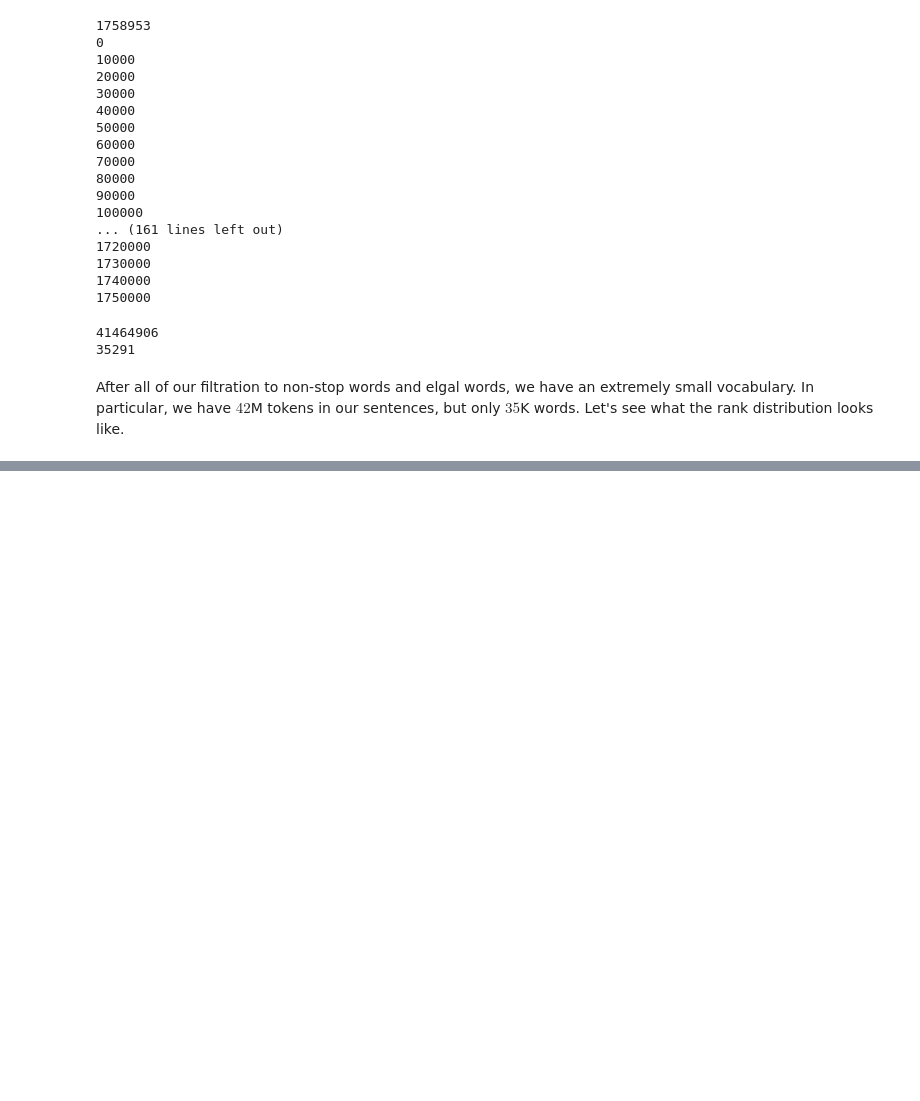
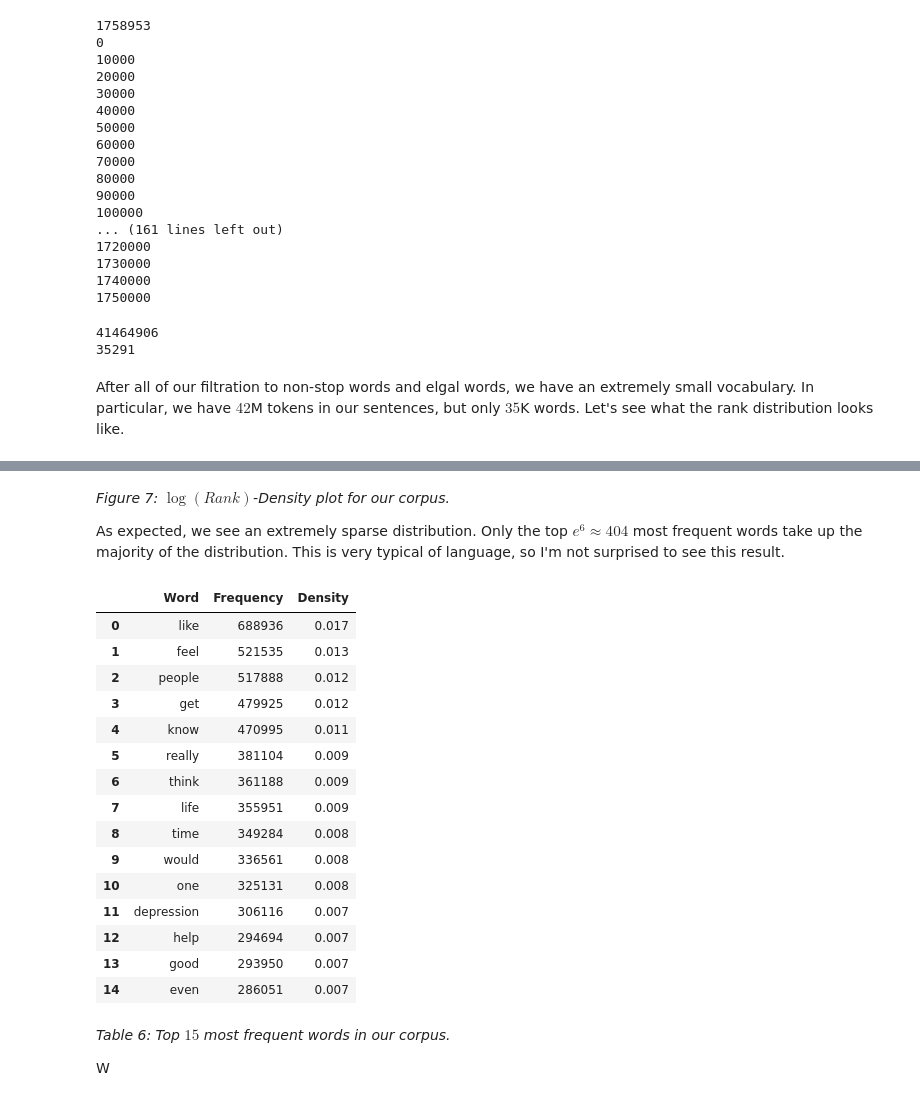
Before and after one commit to PLBMR/mentalHealthDataAnalysis, a Jupyter notebook: rDepression/analysis/fullDatasetEDA.ipynb, the cells around one changed output, grey strips where cells are left out. Cells and saved outputs as stored; diff of their text form; code cells hidden in the pictures; blank space fills up the shorter version.

Commit message:
Added some distributional analysis to our language analysis.

```diff
--- a/rDepression/analysis/fullDatasetEDA.ipynb
+++ b/rDepression/analysis/fullDatasetEDA.ipynb
@@ -474,0 +493,29 @@ After all of our filtration to non-stop words and elgal words, we have an extrem
+# %% [markdown]
+_Figure 7: $\log(Rank)$-Density plot for our corpus._
+
+As expected, we see an extremely sparse distribution. Only the top $e^6 \approx 404$ most frequent words take up the majority of the distribution. This is very typical of language, so I'm not surprised to see this result.
+# %%
+topLev = 15
+topFreqFrame = wordFrequencyFrame.iloc[0:topLev,:]
+topFreqFrame
+# %% [output]
+|  | Word | Frequency | Density |
+| 0 | like | 688936 | 0.017 |
+| 1 | feel | 521535 | 0.013 |
+| 2 | people | 517888 | 0.012 |
+| 3 | get | 479925 | 0.012 |
+| 4 | know | 470995 | 0.011 |
+| 5 | really | 381104 | 0.009 |
+| 6 | think | 361188 | 0.009 |
+| 7 | life | 355951 | 0.009 |
+| 8 | time | 349284 | 0.008 |
+| 9 | would | 336561 | 0.008 |
+| 10 | one | 325131 | 0.008 |
+| 11 | depression | 306116 | 0.007 |
+| 12 | help | 294694 | 0.007 |
+| 13 | good | 293950 | 0.007 |
+| 14 | even | 286051 | 0.007 |
+# %% [markdown]
+_Table 6: Top $15$ most frequent words in our corpus._
+
+W
```
Also changed, not shown: parts of 3 cells of this notebook.
